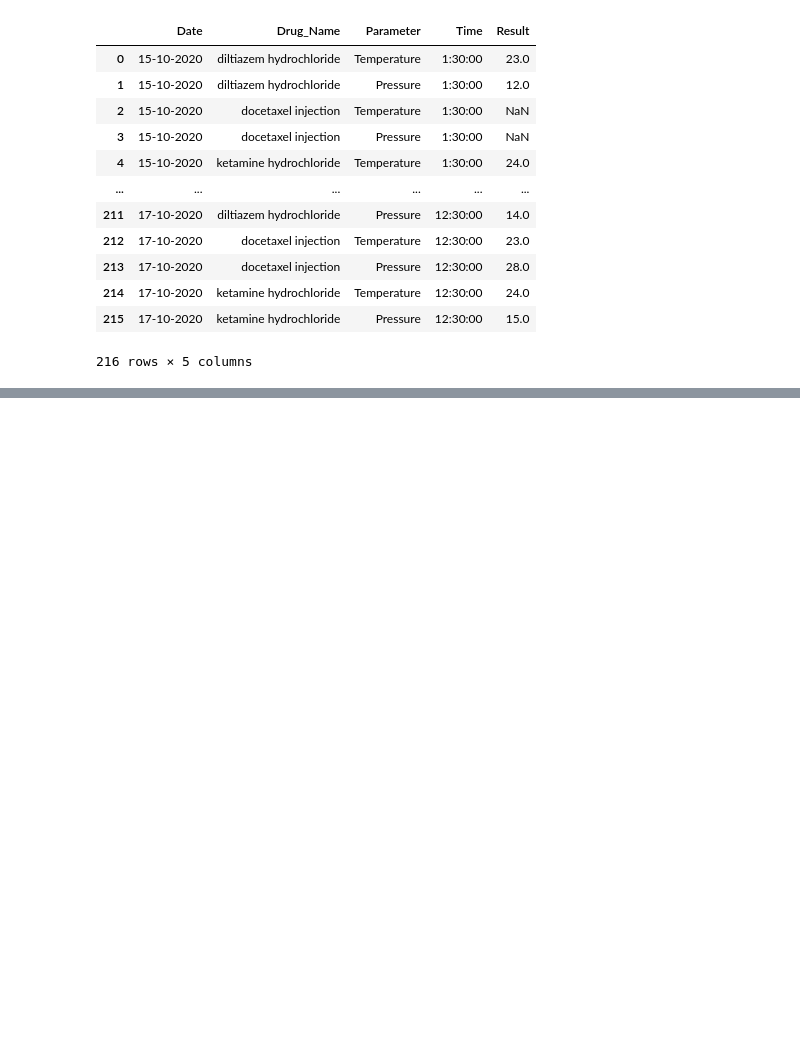
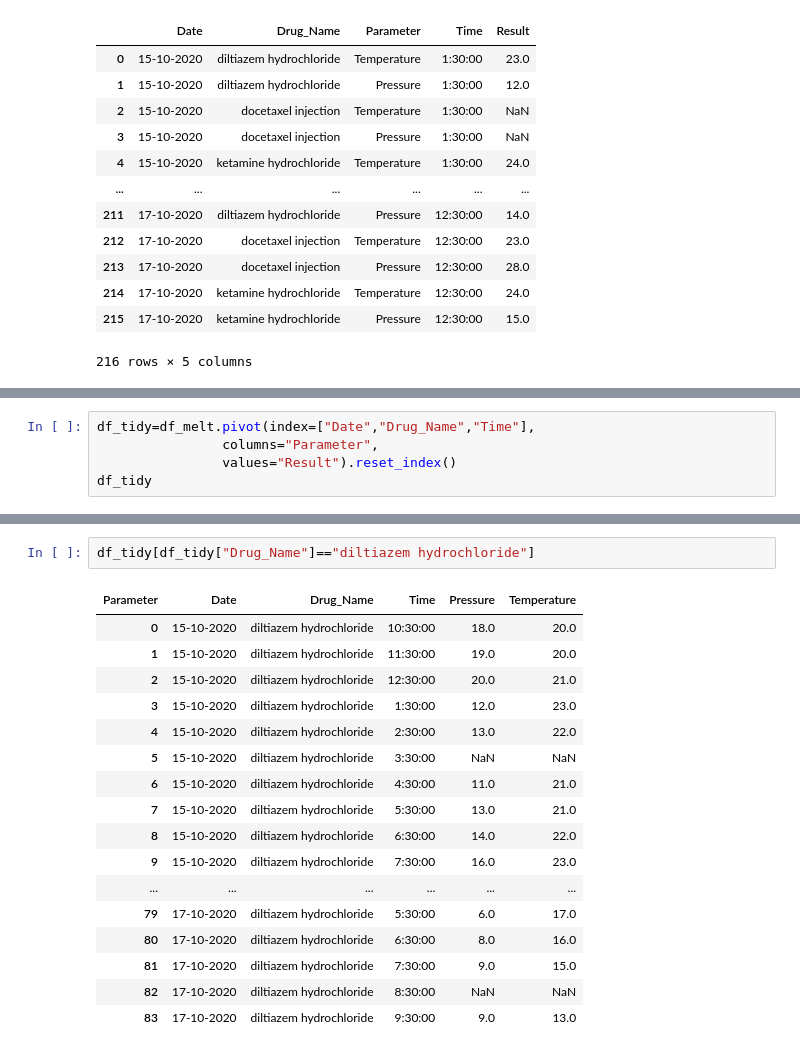
Before and after one commit to rprakashiyer/Python, a Jupyter notebook: Pandas/pandas_05.ipynb, the cells around one changed output, grey strips where cells are left out. Cells and saved outputs as stored; diff of their text form; blank space fills up the shorter version.

```diff
--- a/Pandas/pandas_05.ipynb
+++ b/Pandas/pandas_05.ipynb
@@ -440,0 +460,5 @@ df_melt.pivot(index=["Date","Drug_Name","Parameter"],
+# %%
+df_tidy=df_melt.pivot(index=["Date","Drug_Name","Time"],
+                columns="Parameter",
+                values="Result").reset_index()
+df_tidy
@@ -440,0 +486,20 @@ df_melt.pivot(index=["Date","Drug_Name","Parameter"],
+# %%
+df_tidy[df_tidy["Drug_Name"]=="diltiazem hydrochloride"]
+# %% [output]
+| Parameter | Date | Drug_Name | Time | Pressure | Temperature |
+| 0 | 15-10-2020 | diltiazem hydrochloride | 10:30:00 | 18.0 | 20.0 |
+| 1 | 15-10-2020 | diltiazem hydrochloride | 11:30:00 | 19.0 | 20.0 |
+| 2 | 15-10-2020 | diltiazem hydrochloride | 12:30:00 | 20.0 | 21.0 |
+| 3 | 15-10-2020 | diltiazem hydrochloride | 1:30:00 | 12.0 | 23.0 |
+| 4 | 15-10-2020 | diltiazem hydrochloride | 2:30:00 | 13.0 | 22.0 |
+| 5 | 15-10-2020 | diltiazem hydrochloride | 3:30:00 | NaN | NaN |
+| 6 | 15-10-2020 | diltiazem hydrochloride | 4:30:00 | 11.0 | 21.0 |
+| 7 | 15-10-2020 | diltiazem hydrochloride | 5:30:00 | 13.0 | 21.0 |
+| 8 | 15-10-2020 | diltiazem hydrochloride | 6:30:00 | 14.0 | 22.0 |
+| 9 | 15-10-2020 | diltiazem hydrochloride | 7:30:00 | 16.0 | 23.0 |
+| ... | ... | ... | ... | ... | ... |
+| 79 | 17-10-2020 | diltiazem hydrochloride | 5:30:00 | 6.0 | 17.0 |
+| 80 | 17-10-2020 | diltiazem hydrochloride | 6:30:00 | 8.0 | 16.0 |
+| 81 | 17-10-2020 | diltiazem hydrochloride | 7:30:00 | 9.0 | 15.0 |
+| 82 | 17-10-2020 | diltiazem hydrochloride | 8:30:00 | NaN | NaN |
+| 83 | 17-10-2020 | diltiazem hydrochloride | 9:30:00 | 9.0 | 13.0 |
```
Also changed, not shown: parts of 23 cells of this notebook.
